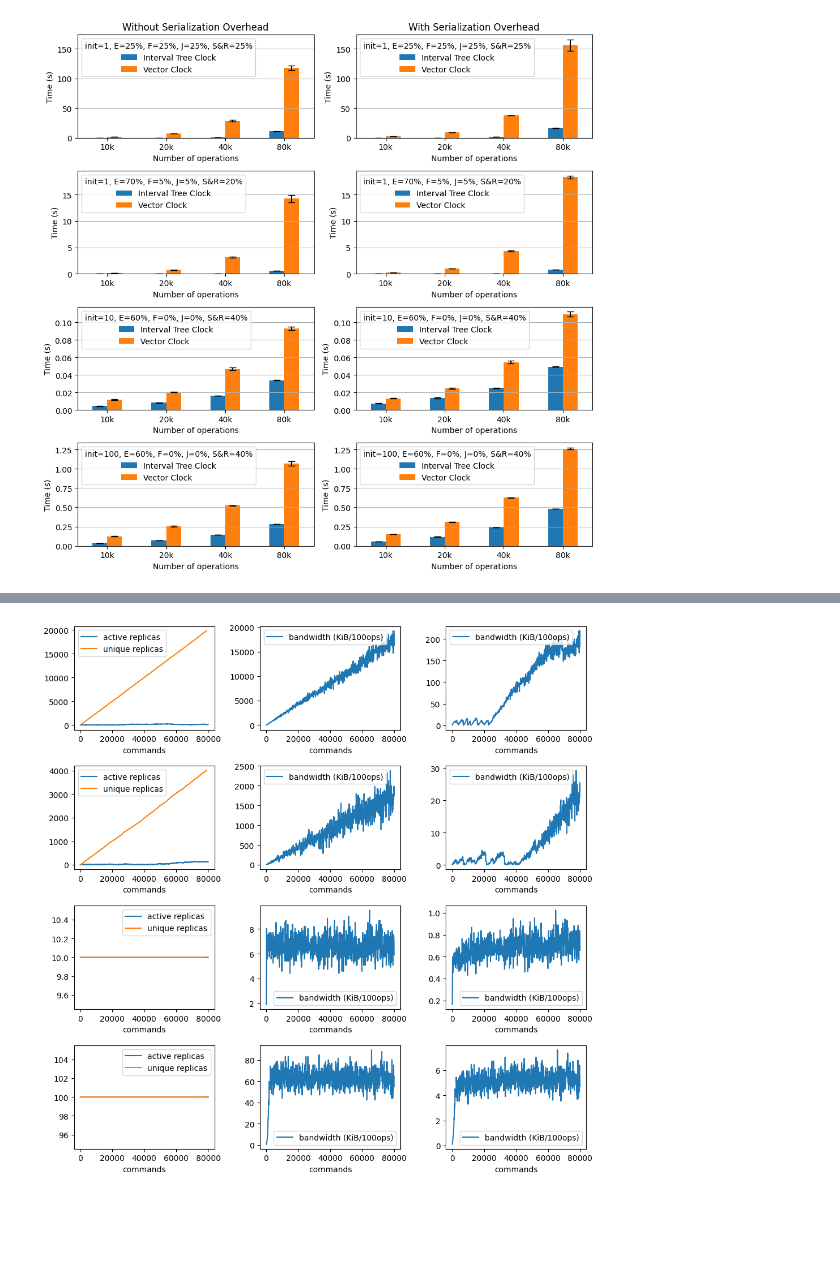
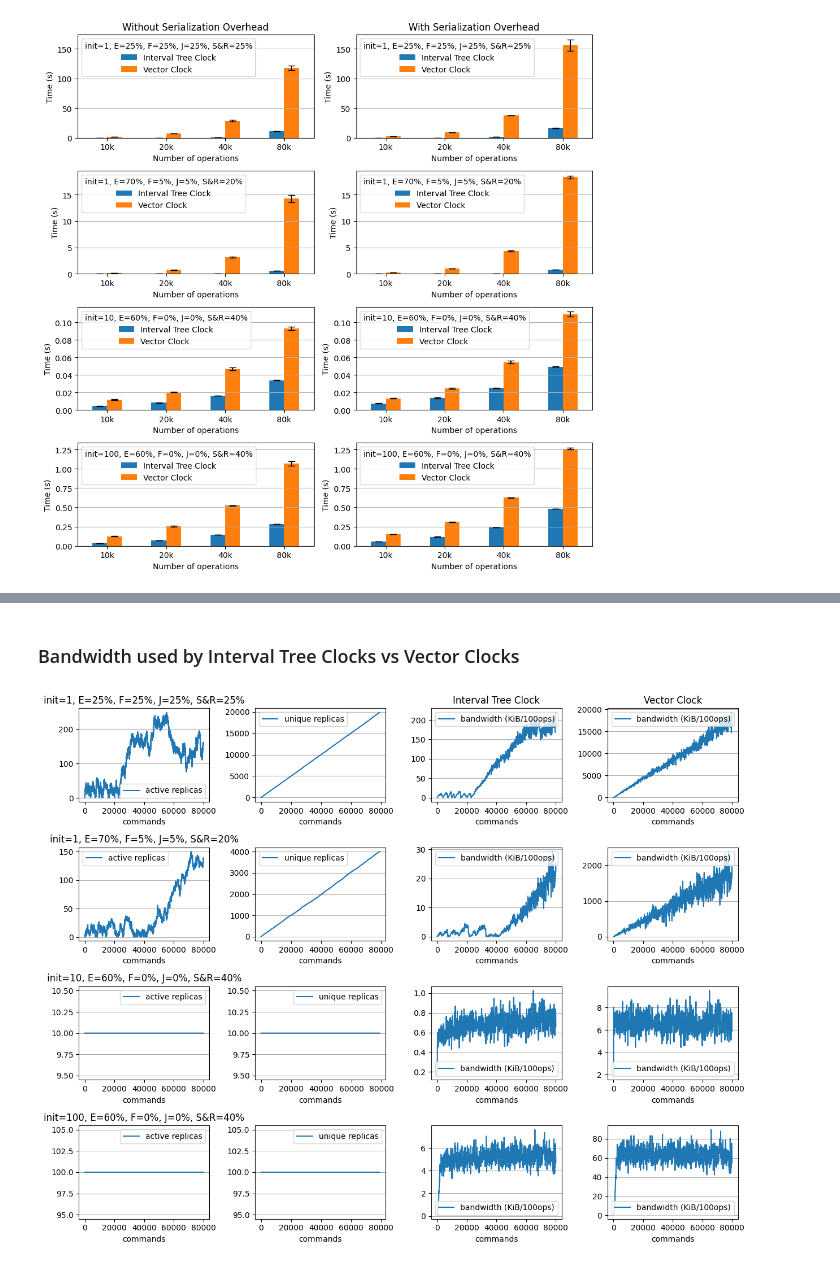
Before and after one commit to ckuessner/interval-tree-clocks, a Jupyter notebook: benchmarks/Benchmarks.ipynb, the cells around one changed output, grey strips where cells are left out. Cells and saved outputs as stored; diff of their text form; code cells hidden in the pictures; blank space fills up the shorter version.

Commit message:
Add text and more plots to Benchmark notebook

```diff
--- a/benchmarks/Benchmarks.ipynb
+++ b/benchmarks/Benchmarks.ipynb
@@ -38,0 +125,18 @@ def paramsToDescription(generationParams: str) -> str:
+# %%
+fig, axs = plt.subplots(4, 2, figsize=(10,10))
+
+for ((ax1, ax2), param) in zip(axs, ['1,25,25,25,25', '1,70,5,5,20', '10,60,0,0,40', '100,60,0,0,40']):
+    ax1.set_title(paramsToDescription(param))
+
+    active_replicas = pd.read_csv(f'./results/active-replicas-{param}-80000.csv')
+    active_replicas.plot(ax=ax1, x='commands', y='active replicas')
+    ax1.legend(labels=['Active Replicas'], loc='upper left')#, title=paramsToDescription(param))
+
+    unique_replicas = pd.read_csv(f'./results/all-replicas-{param}-80000.csv')
+    unique_replicas.plot(ax=ax2, x='commands', y='unique replicas')
+    ax2.legend(labels=['Unique Replicas'], loc='upper left')#, title=paramsToDescription(param))
+
+for ax in axs.flatten():
+    ax.grid(axis='y')
+
+plt.tight_layout()
@@ -73,21 +217,31 @@ def avg_bandwidth(df: pd.DataFrame) -> pd.DataFrame:
+# %% [markdown]
+### Bandwidth used by Interval Tree Clocks vs Vector Clocks
 # %%
-fig, axs = plt.subplots(4, 3, figsize=(10,10))
+fig, axs = plt.subplots(4, 4, figsize=(12.5,10))
 
-for ((ax1, ax2, ax3), param) in zip(axs, ['1,25,25,25,25', '1,70,5,5,20', '10,60,0,0,40', '100,60,0,0,40']):
+axs[0][2].set_title('Interval Tree Clock')
+axs[0][3].set_title('Vector Clock')
+
+for ((ax1, ax2, ax3, ax4), param) in zip(axs, ['1,25,25,25,25', '1,70,5,5,20', '10,60,0,0,40', '100,60,0,0,40']):
+    ax1.set_title(paramsToDescription(param))
+
     active_replicas = pd.read_csv(f'./results/active-replicas-{param}-80000.csv')
     active_replicas.plot(ax=ax1, x='commands', y='active replicas')
+
     unique_replicas = pd.read_csv(f'./results/all-replicas-{param}-80000.csv')
-    unique_replicas.plot(ax=ax1, x='commands', y='unique replicas')
-
-    bandwidth_vc = pd.read_csv(f'./results/vc-bandwidth-{param}-80000.csv').set_index('commands')
-    bandwidth_vc = avg_bandwidth(bandwidth_vc)
-    bandwidth_vc.plot(ax=ax2)
+    unique_replicas.plot(ax=ax2, x='commands', y='unique replicas')
 
     bandwidth_itc = pd.read_csv(f'./results/itc-bandwidth-{param}-80000.csv').set_index('commands')
     bandwidth_itc = avg_bandwidth(bandwidth_itc)
     bandwidth_itc.plot(ax=ax3)
 
+    bandwidth_vc = pd.read_csv(f'./results/vc-bandwidth-{param}-80000.csv').set_index('commands')
+    bandwidth_vc = avg_bandwidth(bandwidth_vc)
+    bandwidth_vc.plot(ax=ax4)
+
+for ax in axs.flatten():
+    ax.grid(axis='y')
 
 plt.tight_layout()
 # %% [output]
-[figure, old version]
+[figure, new version]
```
Also changed, not shown: parts of 9 cells of this notebook.
